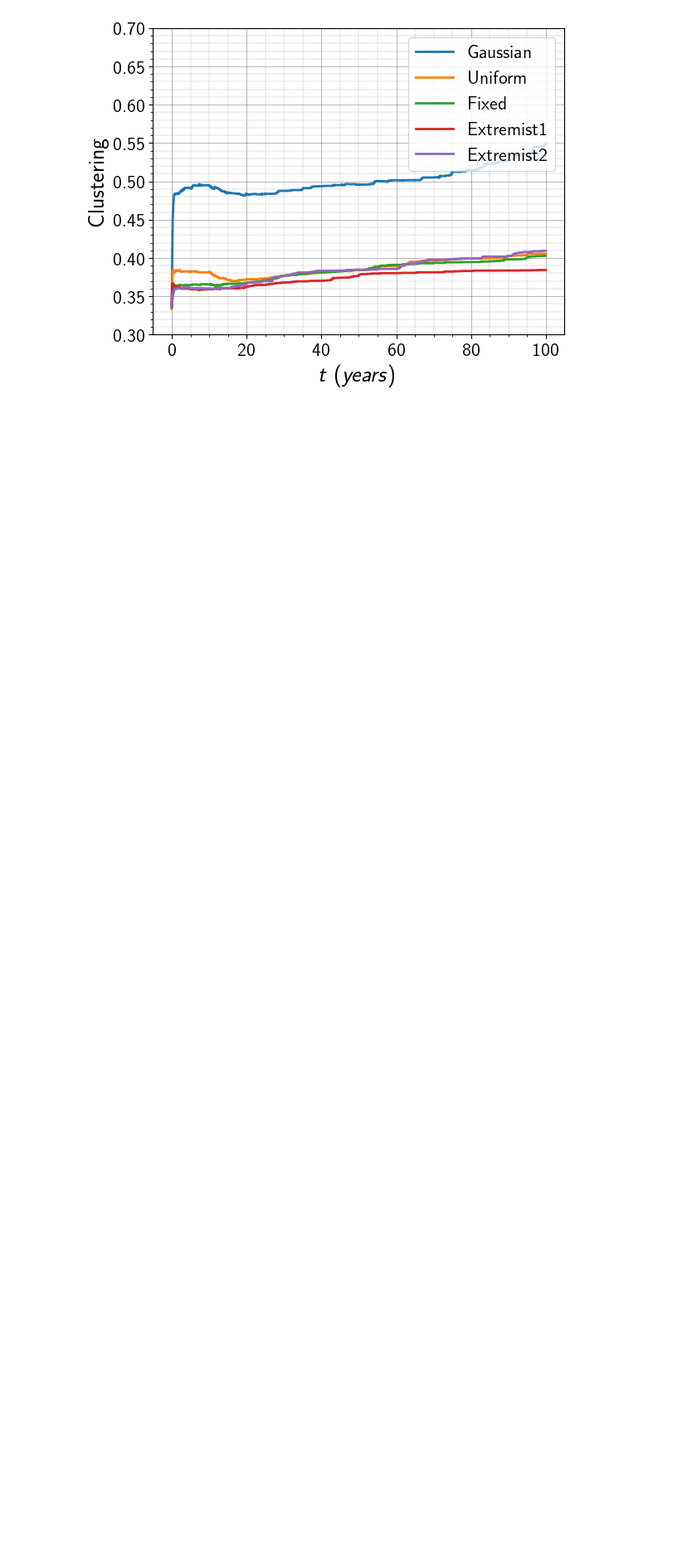
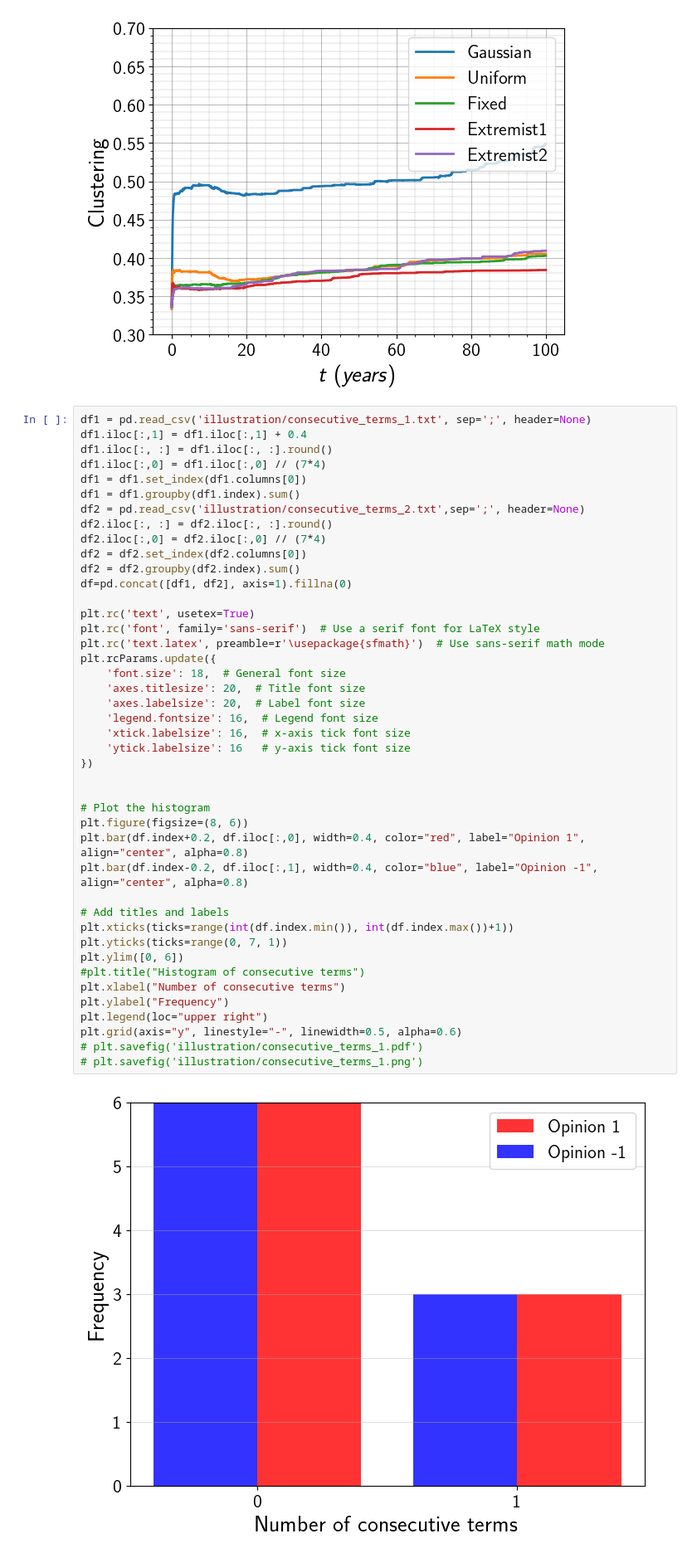
Before and after one commit to m-bur/complex_social_systems, a Jupyter notebook: illustration.ipynb, the cells around one changed output. Shown at 83% size. Drawn from its saved outputs; the diff is of its cells as text; blank space fills up the shorter version.

```diff
--- a/illustration.ipynb
+++ b/illustration.ipynb
@@ -179,4 +179,49 @@ plt.savefig("experiment_2/clustering.png", bbox_inches="tight")
 plt.savefig("experiment_2/clustering.pdf",bbox_inches="tight")
 # %% [output]
 [figure]
+# %%
+df1 = pd.read_csv('illustration/consecutive_terms_1.txt', sep=';', header=None)
+df1.iloc[:,1] = df1.iloc[:,1] + 0.4
+df1.iloc[:, :] = df1.iloc[:, :].round()
+df1.iloc[:,0] = df1.iloc[:,0] // (7*4)
+df1 = df1.set_index(df1.columns[0])
+df1 = df1.groupby(df1.index).sum()
+df2 = pd.read_csv('illustration/consecutive_terms_2.txt',sep=';', header=None)
+df2.iloc[:, :] = df2.iloc[:, :].round()
+df2.iloc[:,0] = df2.iloc[:,0] // (7*4)
+df2 = df2.set_index(df2.columns[0])
+df2 = df2.groupby(df2.index).sum()
+df=pd.concat([df1, df2], axis=1).fillna(0)
+
+plt.rc('text', usetex=True)
+plt.rc('font', family='sans-serif')  # Use a serif font for LaTeX style
+plt.rc('text.latex', preamble=r'\usepackage{sfmath}')  # Use sans-serif math mode
+plt.rcParams.update({
+    'font.size': 18,  # General font size
+    'axes.titlesize': 20,  # Title font size
+    'axes.labelsize': 20,  # Label font size
+    'legend.fontsize': 16,  # Legend font size
+    'xtick.labelsize': 16,  # x-axis tick font size
+    'ytick.labelsize': 16   # y-axis tick font size
+})
+
+
+# Plot the histogram
+plt.figure(figsize=(8, 6))
+plt.bar(df.index+0.2, df.iloc[:,0], width=0.4, color="red", label="Opinion 1", align="center", alpha=0.8)
+plt.bar(df.index-0.2, df.iloc[:,1], width=0.4, color="blue", label="Opinion -1", align="center", alpha=0.8)
+
+# Add titles and labels
+plt.xticks(ticks=range(int(df.index.min()), int(df.index.max())+1))
+plt.yticks(ticks=range(0, 7, 1))
+plt.ylim([0, 6])
+#plt.title("Histogram of consecutive terms")
+plt.xlabel("Number of consecutive terms")
+plt.ylabel("Frequency")
+plt.legend(loc="upper right")
+plt.grid(axis="y", linestyle="-", linewidth=0.5, alpha=0.6)
+# plt.savefig('illustration/consecutive_terms_1.pdf')
+# plt.savefig('illustration/consecutive_terms_1.png')
+# %% [output]
+[figure, added]
 # %%
```
Also changed, not shown: parts of 2 cells of this notebook.
